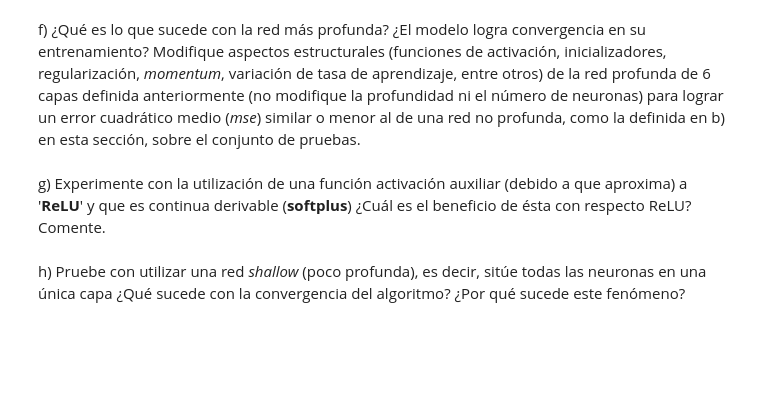
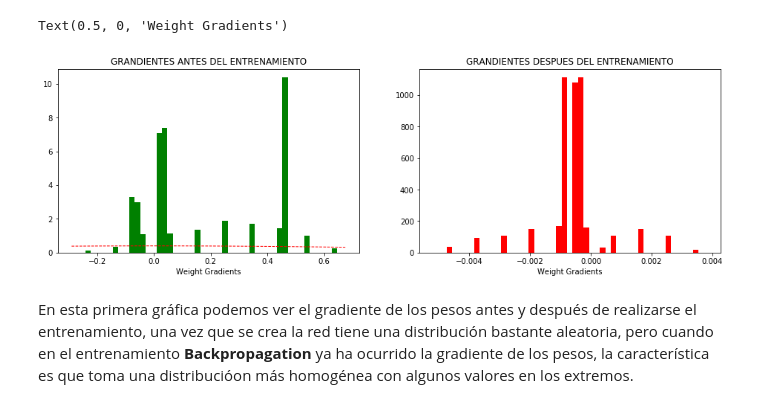
Before and after one commit to jeedorsa/Neural-Networks-INF-477, a Jupyter notebook: Tarea 1/Punto 2/Punto2.ipynb, the cells around one changed output. Drawn from its saved outputs; the diff is of its cells as text; code cells hidden in the pictures; blank space fills up the shorter version.

```diff
--- a/Tarea 1/Punto 2/Punto2.ipynb
+++ b/Tarea 1/Punto 2/Punto2.ipynb
@@ -144,4 +77,0 @@ model.add(Dense(nh, kernel_initializer='he_uniform',activation='relu')) #he
-# %% [markdown]
-f) ¿Qué es lo que sucede con la red más profunda? ¿El modelo logra convergencia en su entrenamiento? Modifique aspectos estructurales (funciones de activación, inicializadores, regularización, *momentum*, variación de tasa de aprendizaje, entre otros) de la red profunda de 6 capas definida anteriormente (no modifique la profundidad ni el número de neuronas) para lograr un error cuadrático medio (*mse*) similar o menor al de una red no profunda, como la definida en b) en esta sección, sobre el conjunto de pruebas.
-# %% [markdown]
-g) Experimente con la utilización de una función activación auxiliar (debido a que aproxima) a '**ReLU**' y que es continua derivable (**softplus**) ¿Cuál es el beneficio de ésta con respecto ReLU? Comente.
@@ -150,2 +77,0 @@ model.add(Dense(nh, kernel_initializer='he_uniform',activation='softplus')) #sof
-# %% [markdown]
-h) Pruebe con utilizar una red *shallow* (poco profunda), es decir, sitúe todas las neuronas en una única capa ¿Qué sucede con la convergencia del algoritmo? ¿Por qué sucede este fenómeno?
@@ -157,0 +78,23 @@ model.fit(X_train_scaled.values, y_train_scaled, epochs=250, verbose=1, validati
+# %%
+plt.figure(2,figsize=(16,10))
+plt.subplot(2, 2, 1)
+mu=0
+sigma=1
+n, bins, patches = plt.hist(evaluated_gradients, density=True, facecolor='g', )
+y = mlab.normpdf( bins, mu, sigma)
+l = plt.plot(bins, y, 'r--', linewidth=1)
+plt.title('GRANDIENTES ANTES DEL ENTRENAMIENTO')
+plt.xlabel('Weight Gradients')
+plt.subplot(2, 2, 2)
+n, bins, patches = plt.hist(evaluated_gradients1, density=True, facecolor='r', )
+y = mlab.normpdf( bins, mu, sigma)
+l = plt.plot(bins, y, 'r--', linewidth=1)
+plt.title('GRANDIENTES DESPUES DEL ENTRENAMIENTO')
+plt.xlabel('Weight Gradients')
+# %% [output]
+Text(0.5, 0, 'Weight Gradients')
+[figure, added]
+# %% [markdown]
+<div class=text-justify>
+    En esta primera gráfica podemos ver el gradiente de los pesos antes y después de realizarse el entrenamiento, una vez que se crea la red tiene una distribución bastante aleatoria, pero cuando en el entrenamiento <b>Backpropagation</b> ya ha ocurrido la gradiente de los pesos, la característica es que toma una distribucióon más homogénea con algunos valores en los extremos.
+    </div>
```
Also changed, not shown: parts of 45 cells of this notebook, 26 other files.
